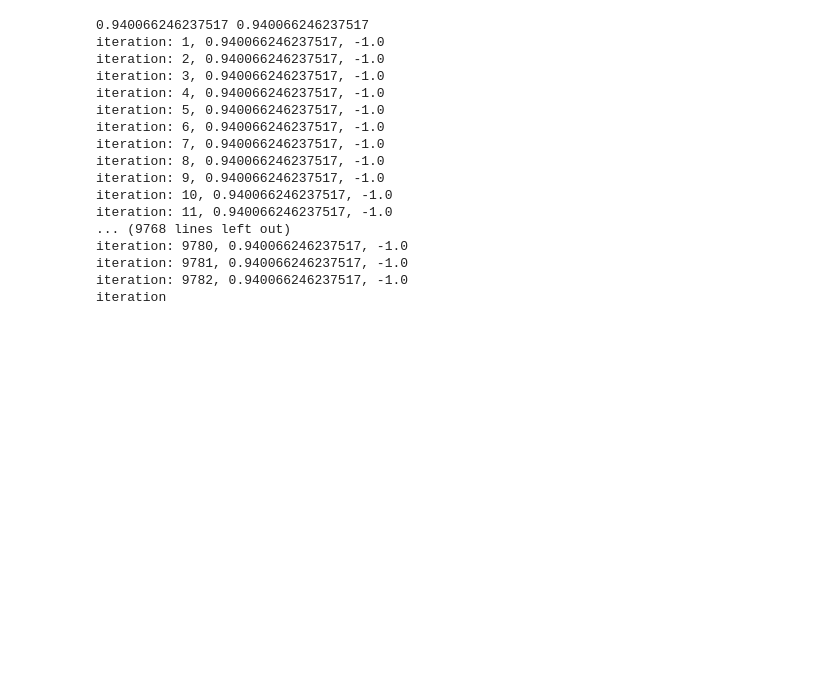
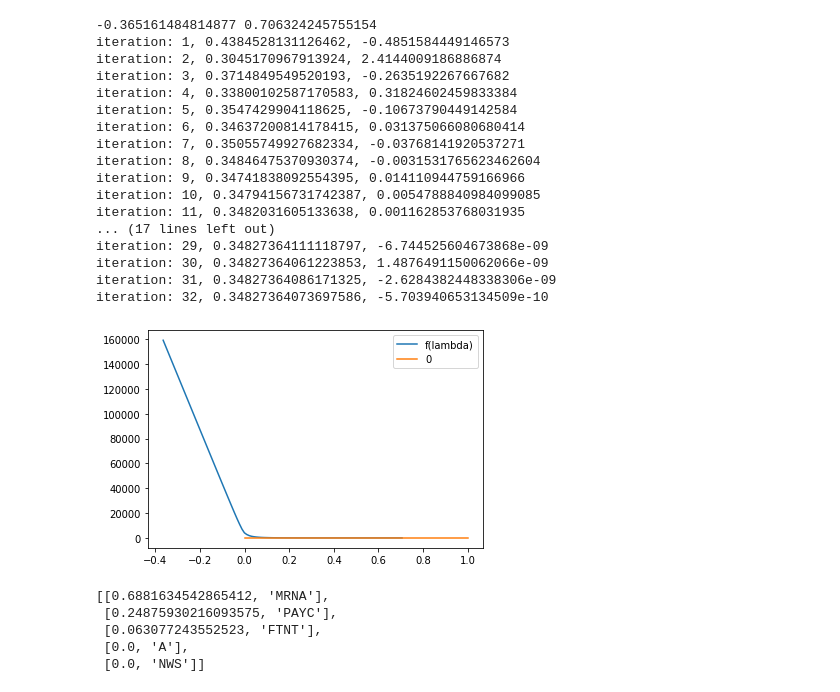
Before and after one commit to mrtong96/pif, a Jupyter notebook: investment_advice/solver_starter_code.ipynb, the cells around one changed output. Saved outputs shown, nothing was run; the diff lists cells and outputs as text; code cells hidden in the pictures; blank space fills up the shorter version.

```diff
--- a/investment_advice/solver_starter_code.ipynb
+++ b/investment_advice/solver_starter_code.ipynb
@@ -46,3 +31,23 @@ print([(num, letter) for num, letter in zip(numbers, letters)])
+# %%
+
+max_num_stocks = 5
+investment_window_days = 60
+# %%
+# load the data
+json_data = json.loads(open('tmp.txt', 'r').read())
+covariance_matrix = np.array(json_data['covariance_matrix'])
+mean_vector = np.array(json_data['mean_vector'])
+ticker_to_index = json_data['ticker_to_index']
+
+index_to_ticker = {v: k for k, v in ticker_to_index.items()}
+# %%
+# alpha is the mean
+# sigma is the variance along the diagonal
+# k is the covariance matrix
+
+alpha = mean_vector * investment_window_days
+sigma = np.diag(covariance_matrix) * investment_window_days
+k = covariance_matrix * investment_window_days
 # %%
 # element-wise math
 
@@ -95,7 +107,7 @@ upper_bound_lambda = np.max(alpha)
 # so just find the lower bound of each term and take the maximum out of all of these terms
 # for each term, lambda = alpha_i - alpha_i^2 - sigma_i^2
 # I know this because I can do high-school algebra in my head... work it out on paper if you can't
-lower_bound_lambda = np.max(alpha)
+lower_bound_lambda = np.min(alpha - (alpha_element_squared + sigma_element_squared))
 # # # TODO, think about cases where there are zero values in r_opt
 # # r_opt_top_stocks = r_opt[np.argsort(-r_opt)[:max_num_stocks]]
 # # r_opt_top_stocks /= np.sum(r_opt_top_stocks)
@@ -140,32 +152,34 @@ while np.abs(eval_expression(middle_lambda)) > tolerance:
     iterations += 1
     print(f'iteration: {iterations}, {middle_lambda}, {eval_expression(middle_lambda)}')
 # %% [output]
-0.940066246237517 0.940066246237517
-iteration: 1, 0.940066246237517, -1.0
-iteration: 2, 0.940066246237517, -1.0
-iteration: 3, 0.940066246237517, -1.0
-iteration: 4, 0.940066246237517, -1.0
-iteration: 5, 0.940066246237517, -1.0
-iteration: 6, 0.940066246237517, -1.0
-iteration: 7, 0.940066246237517, -1.0
-iteration: 8, 0.940066246237517, -1.0
-iteration: 9, 0.940066246237517, -1.0
-iteration: 10, 0.940066246237517, -1.0
-iteration: 11, 0.940066246237517, -1.0
-... (9768 lines left out)
-iteration: 9780, 0.940066246237517, -1.0
-iteration: 9781, 0.940066246237517, -1.0
-iteration: 9782, 0.940066246237517, -1.0
-iteration
+-0.365161484814877 0.706324245755154
+iteration: 1, 0.4384528131126462, -0.4851584449146573
+iteration: 2, 0.3045170967913924, 2.4144009186886874
+iteration: 3, 0.3714849549520193, -0.2635192267667682
+iteration: 4, 0.33800102587170583, 0.31824602459833384
+iteration: 5, 0.3547429904118625, -0.10673790449142584
+iteration: 6, 0.34637200814178415, 0.031375066080680414
+iteration: 7, 0.35055749927682334, -0.03768141920537271
+iteration: 8, 0.34846475370930374, -0.0031531765623462604
+iteration: 9, 0.34741838092554395, 0.014110944759166966
+iteration: 10, 0.34794156731742387, 0.0054788840984099085
+iteration: 11, 0.3482031605133638, 0.001162853768031935
+... (17 lines left out)
+iteration: 29, 0.34827364111118797, -6.744525604673868e-09
+iteration: 30, 0.34827364061223853, 1.4876491150062066e-09
+iteration: 31, 0.34827364086171325, -2.6284382448338306e-09
+iteration: 32, 0.34827364073697586, -5.703940653134509e-10
 # %%
 import matplotlib.pyplot as plt
 
-x = np.linspace(0, 1, 101)
+x = np.linspace(lower_bound_lambda, upper_bound_lambda, 101)
 plt.plot(x, [eval_expression(el) for el in x], label='f(lambda)')
 plt.plot([0, 1], [0, 0], label='0')
 plt.legend()
 
 plt.show()
+# %% [output]
+[figure, added]
 # %%
 # get the optimal investment portfolio
 r_opt = np.maximum(0, (alpha - middle_lambda) / (alpha_element_squared + sigma_element_squared))
@@ -178,5 +192,11 @@ best_stock_prices /= np.sum(best_stock_prices)
 
 r_opt_top_stocks_with_names = []
 for best_stock_price, best_stock_index in zip(best_stock_prices, best_stock_indices):
-    r_opt_top_stocks_with_names.append([best_stock_price, stock_names[best_stock_index]])
+    r_opt_top_stocks_with_names.append([best_stock_price, index_to_ticker[best_stock_index]])
 r_opt_top_stocks_with_names
+# %% [output]
+[[0.6881634542865412, 'MRNA'],
+ [0.24875930216093575, 'PAYC'],
+ [0.063077243552523, 'FTNT'],
+ [0.0, 'A'],
+ [0.0, 'NWS']]
```
Also changed, not shown: parts of 30 cells of this notebook, 1 other file.
